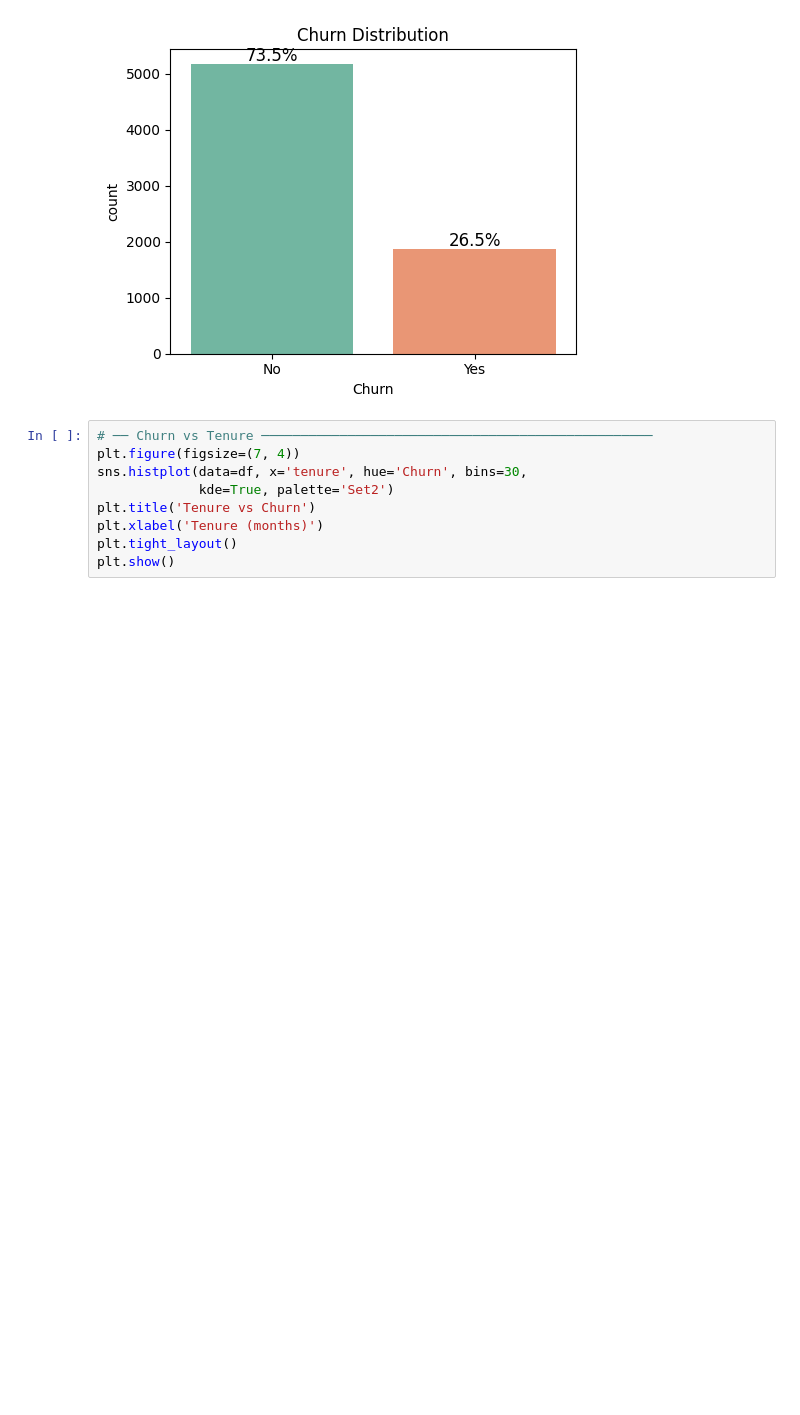
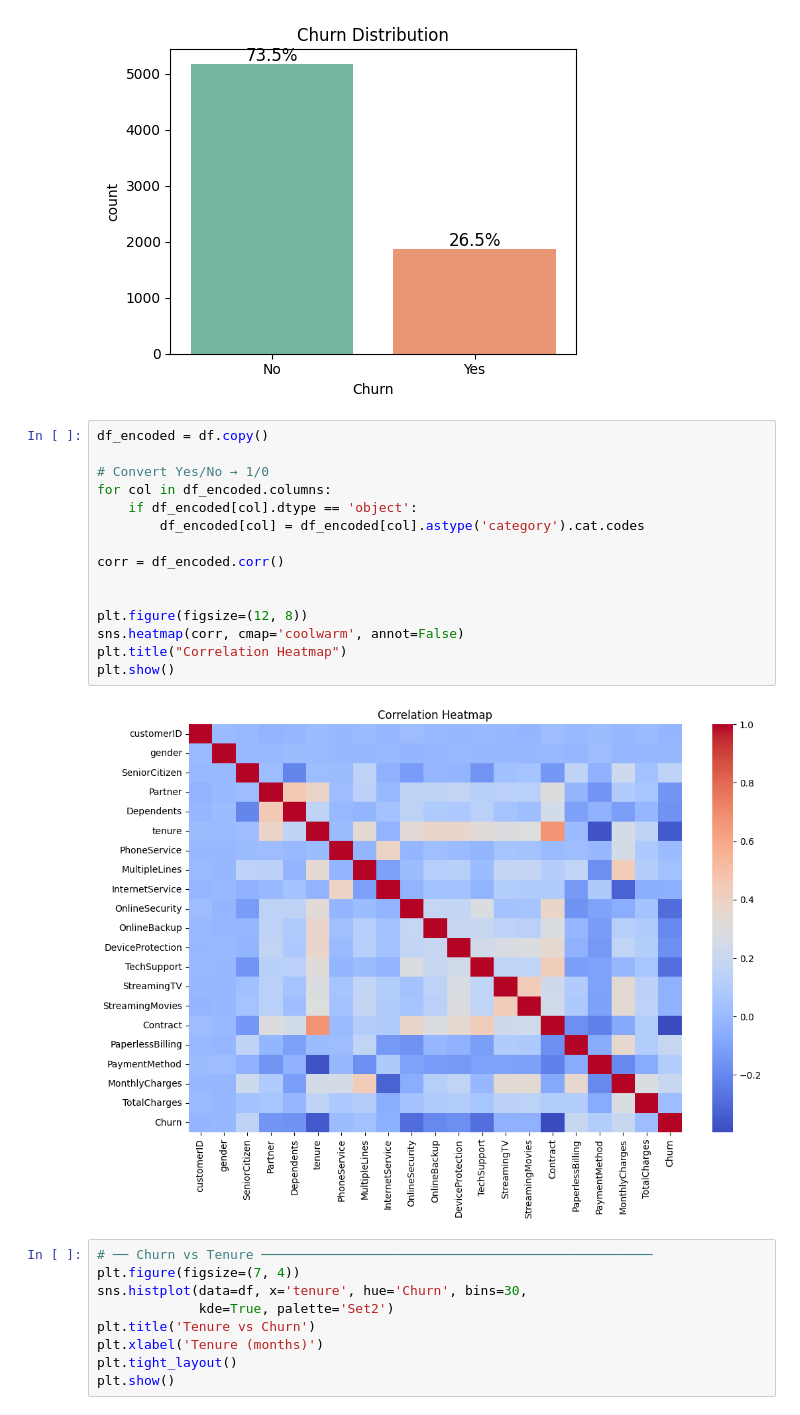
Before and after one commit to Dineshok/telco-churn-prediction, a Jupyter notebook: telco_churn_analysis.ipynb, the cells around one changed output. Drawn from its saved outputs; the diff is of its cells as text; blank space fills up the shorter version.

```diff
--- a/telco_churn_analysis.ipynb
+++ b/telco_churn_analysis.ipynb
@@ -54,6 +56,23 @@ Passing `palette` without assigning `hue` is deprecated and will be removed in v
 
   ax = sns.countplot(x='Churn', data=df, palette='Set2')
 [figure]
+# %%
+df_encoded = df.copy()
+
+# Convert Yes/No → 1/0
+for col in df_encoded.columns:
+    if df_encoded[col].dtype == 'object':
+        df_encoded[col] = df_encoded[col].astype('category').cat.codes
+
+corr = df_encoded.corr()
+
+
+plt.figure(figsize=(12, 8))
+sns.heatmap(corr, cmap='coolwarm', annot=False)
+plt.title("Correlation Heatmap")
+plt.show()
+# %% [output]
+[figure, added]
 # %%
 # ── Churn vs Tenure ──────────────────────────────────────────────────
 plt.figure(figsize=(7, 4))
```
Also changed, not shown: parts of 13 cells of this notebook.
